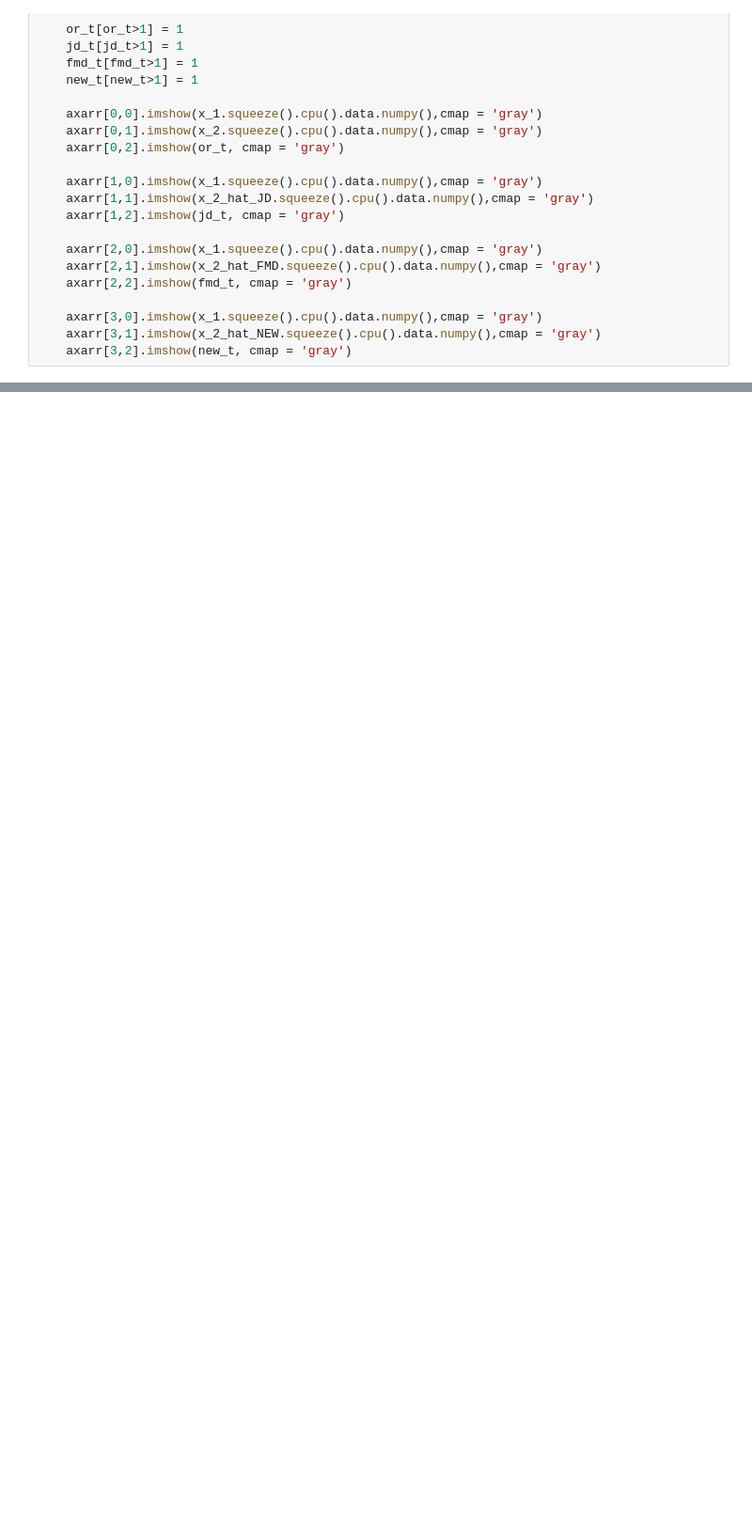
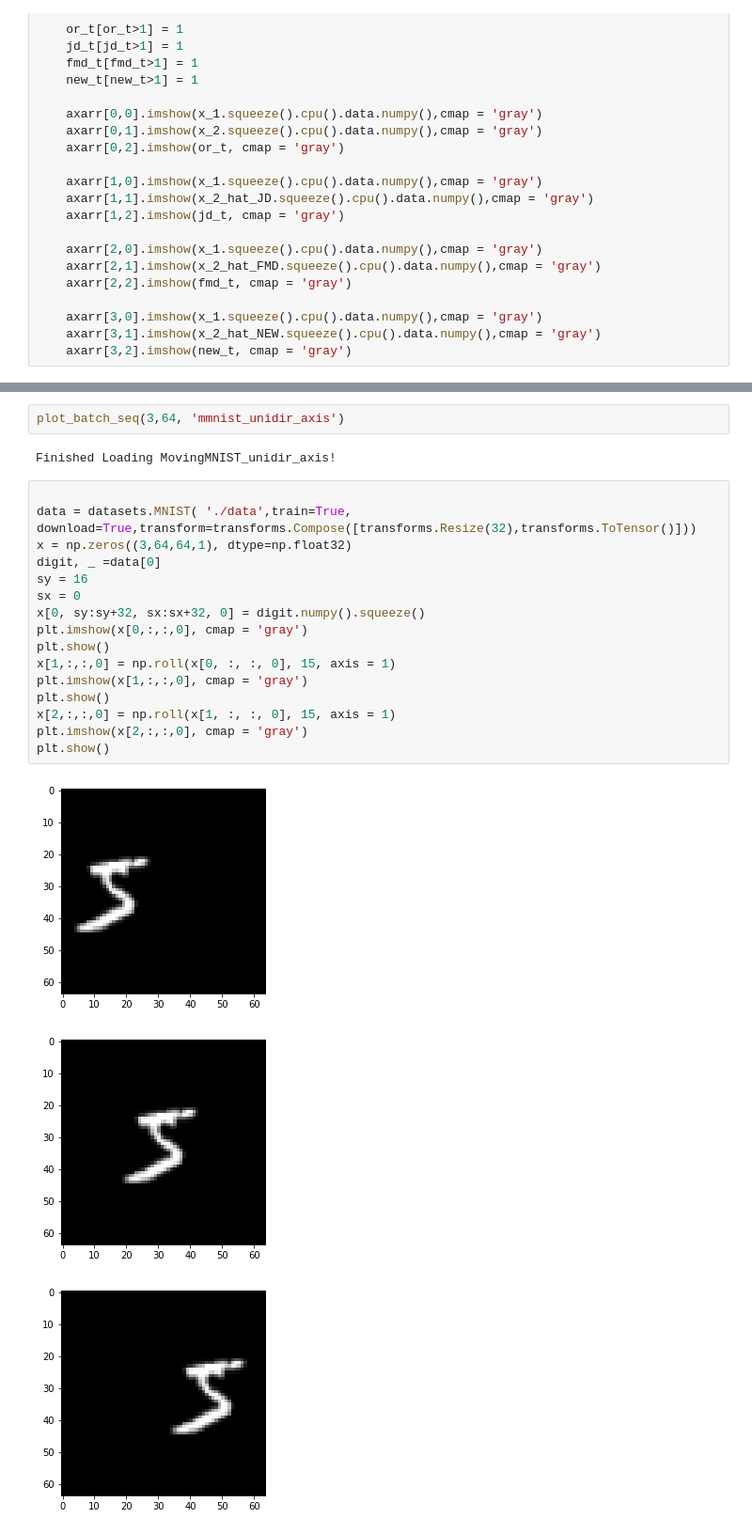
Before and after one commit to jadick/URDP_flow, a Jupyter notebook: Plots.ipynb, the cells around one changed output, grey strips where cells are left out. Shown at 94% size. Drawn from its saved outputs; the diff is of its cells as text; blank space fills up the shorter version.

```diff
--- a/Plots.ipynb
+++ b/Plots.ipynb
@@ -982,0 +681,24 @@ class MovingMNIST_custom_step(object):
+# %%
+plot_batch_seq(3,64, 'mmnist_unidir_axis')
+# %% [output]
+Finished Loading MovingMNIST_unidir_axis!
+# %%
+
+data = datasets.MNIST( './data',train=True, download=True,transform=transforms.Compose([transforms.Resize(32),transforms.ToTensor()]))
+x = np.zeros((3,64,64,1), dtype=np.float32)
+digit, _ =data[0]
+sy = 16
+sx = 0
+x[0, sy:sy+32, sx:sx+32, 0] = digit.numpy().squeeze()
+plt.imshow(x[0,:,:,0], cmap = 'gray')
+plt.show()
+x[1,:,:,0] = np.roll(x[0, :, :, 0], 15, axis = 1)
+plt.imshow(x[1,:,:,0], cmap = 'gray')
+plt.show()
+x[2,:,:,0] = np.roll(x[1, :, :, 0], 15, axis = 1)
+plt.imshow(x[2,:,:,0], cmap = 'gray')
+plt.show()
+# %% [output]
+[figure, added]
+[figure, added]
+[figure, added]
```
Also changed, not shown: parts of 30 cells of this notebook, 59 other files.
